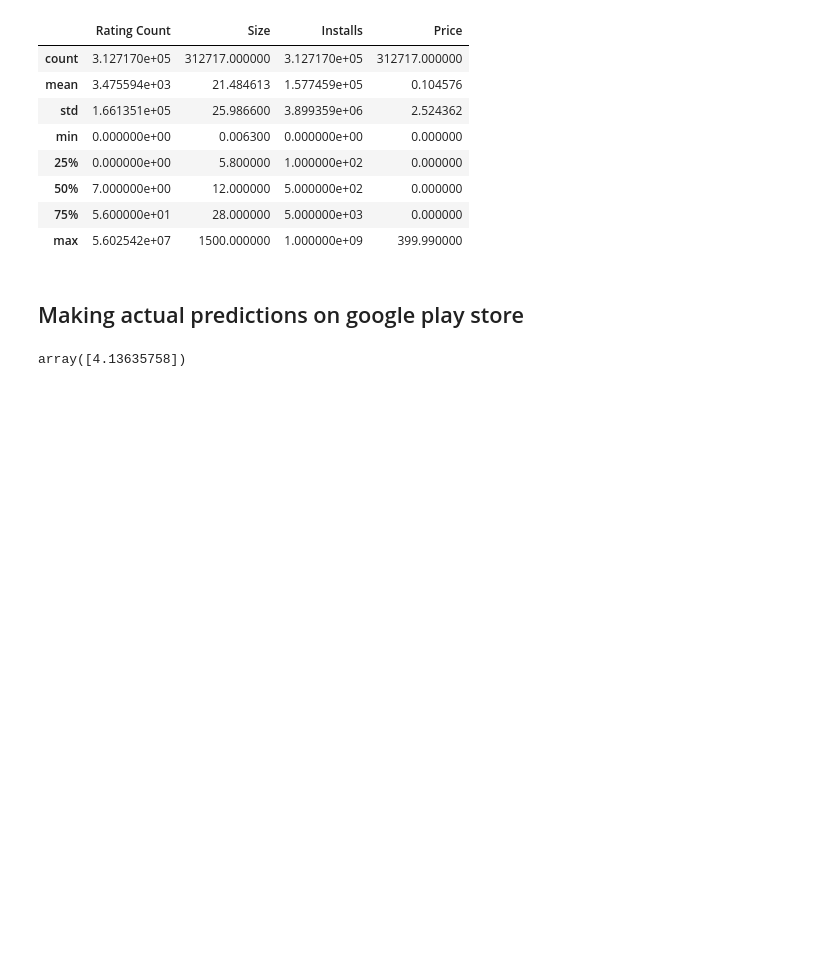
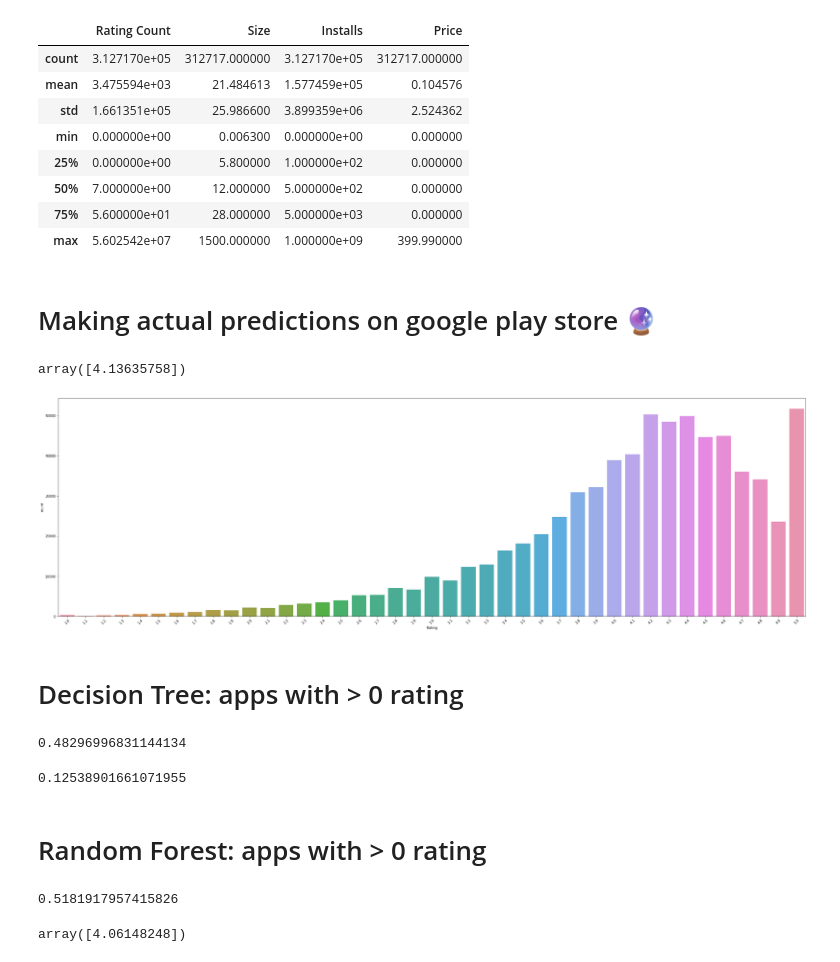
Before and after one commit to Superocker50/CMPT-353-Final-Project, a Jupyter notebook: machine-learning.ipynb, the cells around one changed output. Cells and saved outputs as stored; diff of their text form; code cells hidden in the pictures; blank space fills up the shorter version.

```diff
--- a/machine-learning.ipynb
+++ b/machine-learning.ipynb
@@ -304,7 +306,7 @@ val_X.describe()
 | 75% | 5.600000e+01 | 28.000000 | 5.000000e+03 | 0.000000 |
 | max | 5.602542e+07 | 1500.000000 | 1.000000e+09 | 399.990000 |
 # %% [markdown]
-## Making actual predictions on google play store
+# Making actual predictions on google play store 🔮
 # %%
 d = {'Rating Count': [12], 'Size': [5], 'Installs': [500], 'Price': [500]}
 
@@ -313,3 +315,57 @@ df = pd.DataFrame(data=d)
 forest_model.predict(df)
 # %% [output]
 array([4.13635758])
+# %%
+apps = apps[apps['Rating'] > 0]
+
+sns.countplot(x='Rating', data=apps)
+plt.rcParams["figure.figsize"] = (40,12)
+plt.xticks(rotation=45)
+plt.show()
+# %% [output]
+[figure, added]
+# %% [markdown]
+# Decision Tree: apps with > 0 rating
+# %%
+y = apps['Rating']
+X = apps[features]
+
+pd.options.mode.chained_assignment = None
+# X['Reviews'] = pd.to_numeric(X['Reviews'])
+X['Size'] = X['Size'].apply(format_size)
+X['Installs'] = X['Installs'].apply(format_installs)
+X['Price'] = X['Price'].apply(format_price)
+
+train_X, val_X, train_y, val_y = train_test_split(X, y, random_state = 1)
+
+
+# Define model
+app_model = DecisionTreeRegressor(max_leaf_nodes=40, random_state = 1)
+# Fit model
+app_model.fit(train_X, train_y)
+
+# get predicted prices on validation data
+val_predictions = app_model.predict(val_X)
+
+print(mean_absolute_error(val_y, val_predictions))
+
+app_model.score(val_X, val_y)
+# %% [output]
+0.48296996831144134
+0.12538901661071955
+# %% [markdown]
+# Random Forest: apps with > 0 rating
+# %%
+forest_model = RandomForestRegressor(random_state=1)
+forest_model.fit(train_X, train_y)
+app_preds = forest_model.predict(val_X)
+print(mean_absolute_error(val_y, app_preds))
+# %% [output]
+0.5181917957415826
+# %%
+
+d = {'Rating Count': [40], 'Size': [19], 'Installs': [100000], 'Price': [0]}
+df = pd.DataFrame(data=d)
+forest_model.predict(df)
+# %% [output]
+array([4.06148248])
```
Also changed, not shown: parts of 11 cells of this notebook.
